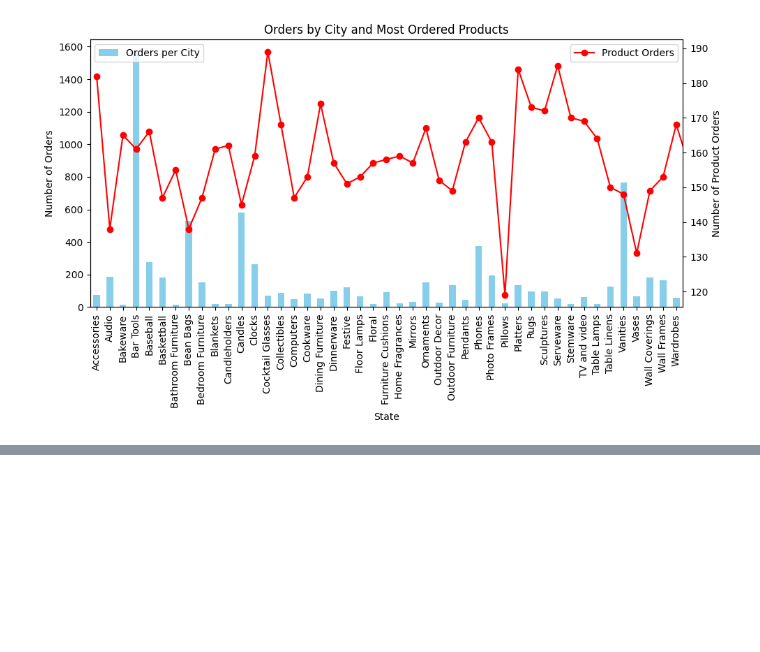
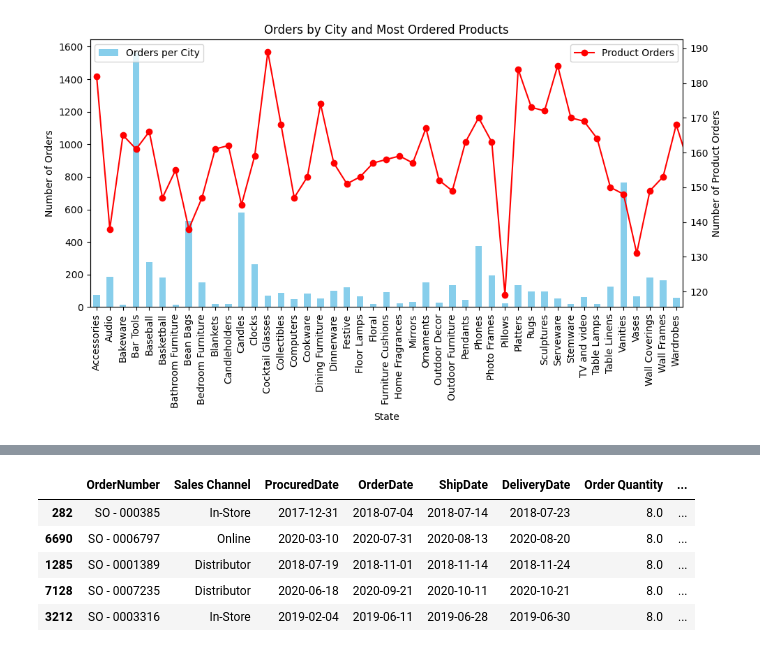
Before and after one commit to NSinha025/ZDS-Mock-Project, a Jupyter notebook: Sales_Order_Sheet_X_Store_Locations_Sheet.ipynb, the cells around one changed output, grey strips where cells are left out. Saved outputs shown, nothing was run; the diff lists cells and outputs as text; code cells hidden in the pictures; blank space fills up the shorter version.

```diff
--- a/Sales_Order_Sheet_X_Store_Locations_Sheet.ipynb
+++ b/Sales_Order_Sheet_X_Store_Locations_Sheet.ipynb
@@ -371,0 +410,9 @@ plt.show()
+# %%
+loc_en_dataset6.sort_values(by="Total Price",  ascending=False).head(5)
+# %% [output]
+|  | OrderNumber | Sales Channel | ProcuredDate | OrderDate | ShipDate | DeliveryDate | Order Quantity | ... |
+| 282 | SO - 000385 | In-Store | 2017-12-31 | 2018-07-04 | 2018-07-14 | 2018-07-23 | 8.0 | ... |
+| 6690 | SO - 0006797 | Online | 2020-03-10 | 2020-07-31 | 2020-08-13 | 2020-08-20 | 8.0 | ... |
+| 1285 | SO - 0001389 | Distributor | 2018-07-19 | 2018-11-01 | 2018-11-14 | 2018-11-24 | 8.0 | ... |
+| 7128 | SO - 0007235 | Distributor | 2020-06-18 | 2020-09-21 | 2020-10-11 | 2020-10-21 | 8.0 | ... |
+| 3212 | SO - 0003316 | In-Store | 2019-02-04 | 2019-06-11 | 2019-06-28 | 2019-06-30 | 8.0 | ... |
```
Also changed, not shown: parts of 5 cells of this notebook.
